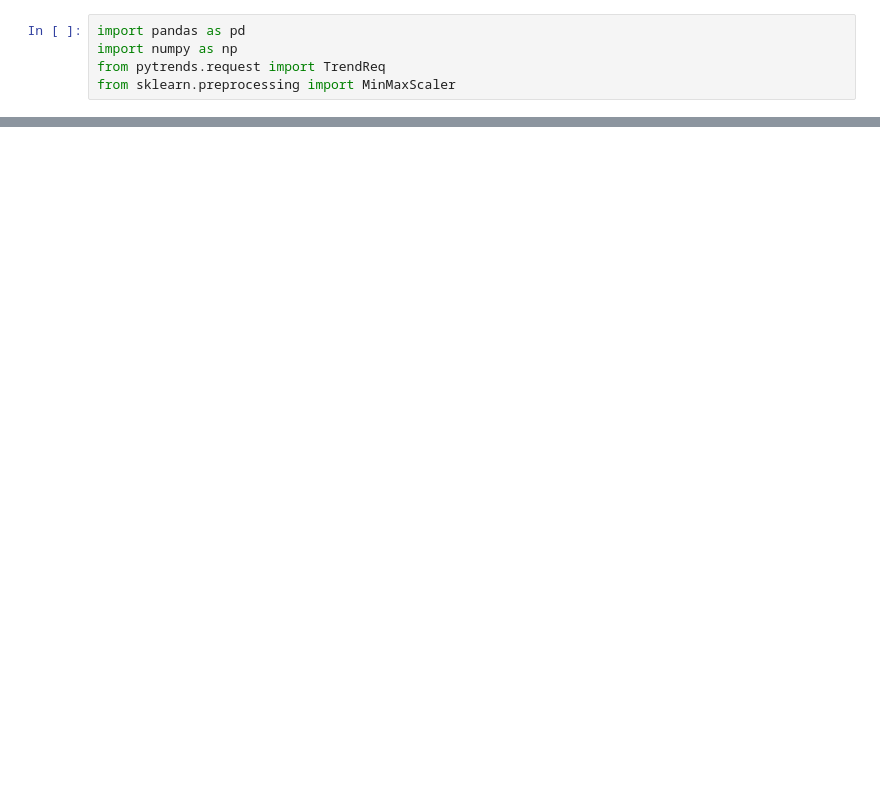
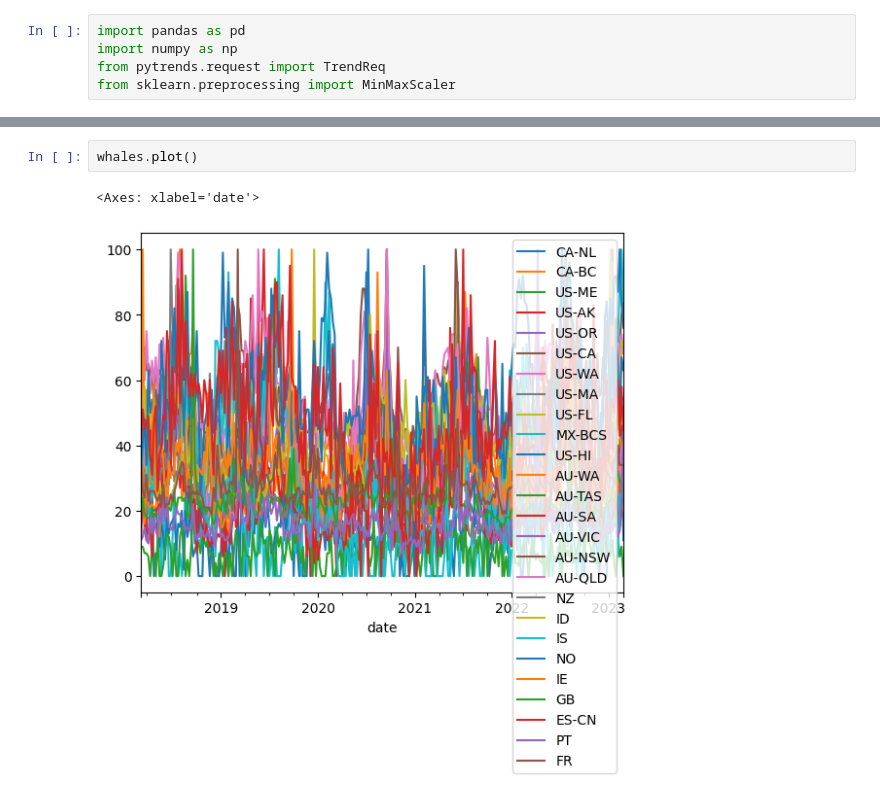
Before and after one commit to SimonPop/country_trends, a Jupyter notebook: notebooks/exploration.ipynb, the cells around one changed output, grey strips where cells are left out. Drawn from its saved outputs; the diff is of its cells as text; blank space fills up the shorter version.

```diff
--- a/notebooks/exploration.ipynb
+++ b/notebooks/exploration.ipynb
@@ -153,0 +30,5 @@ tensor([[[[0.0870],
+# %%
+whales.plot()
+# %% [output]
+<Axes: xlabel='date'>
+[figure, added]
```
Also changed, not shown: parts of 19 cells of this notebook, 3 other files.
